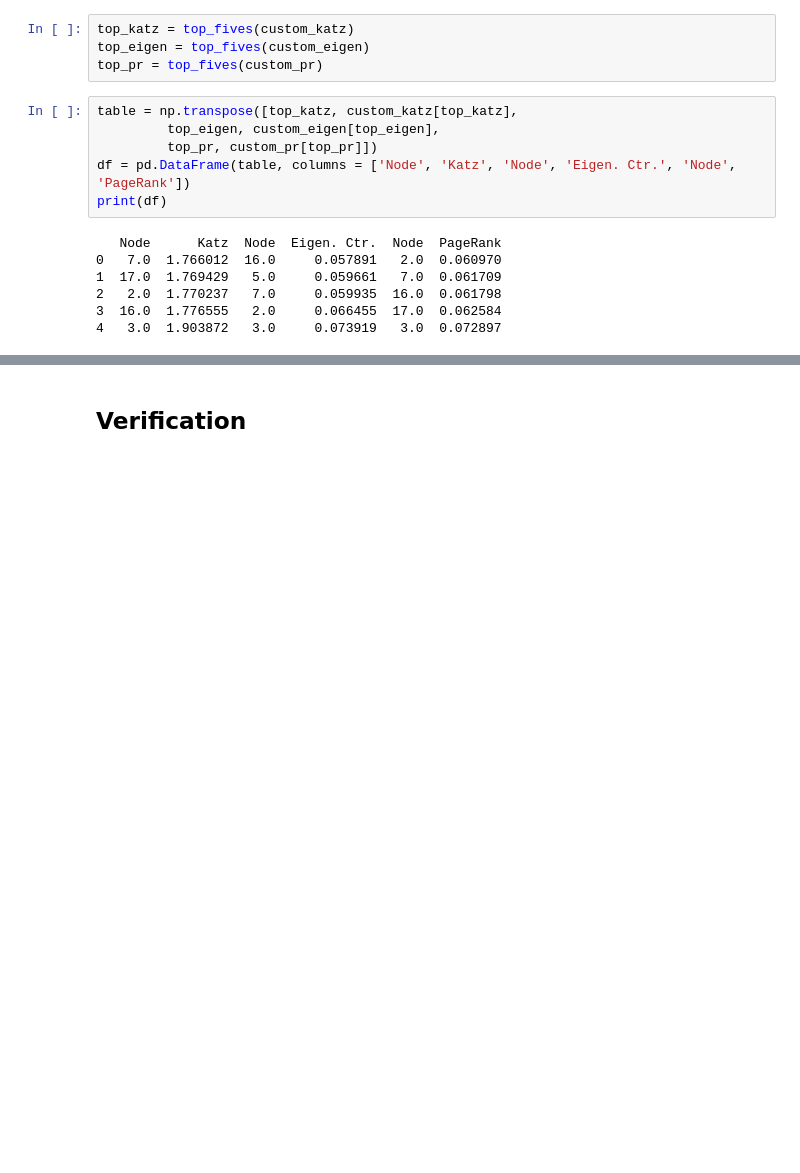
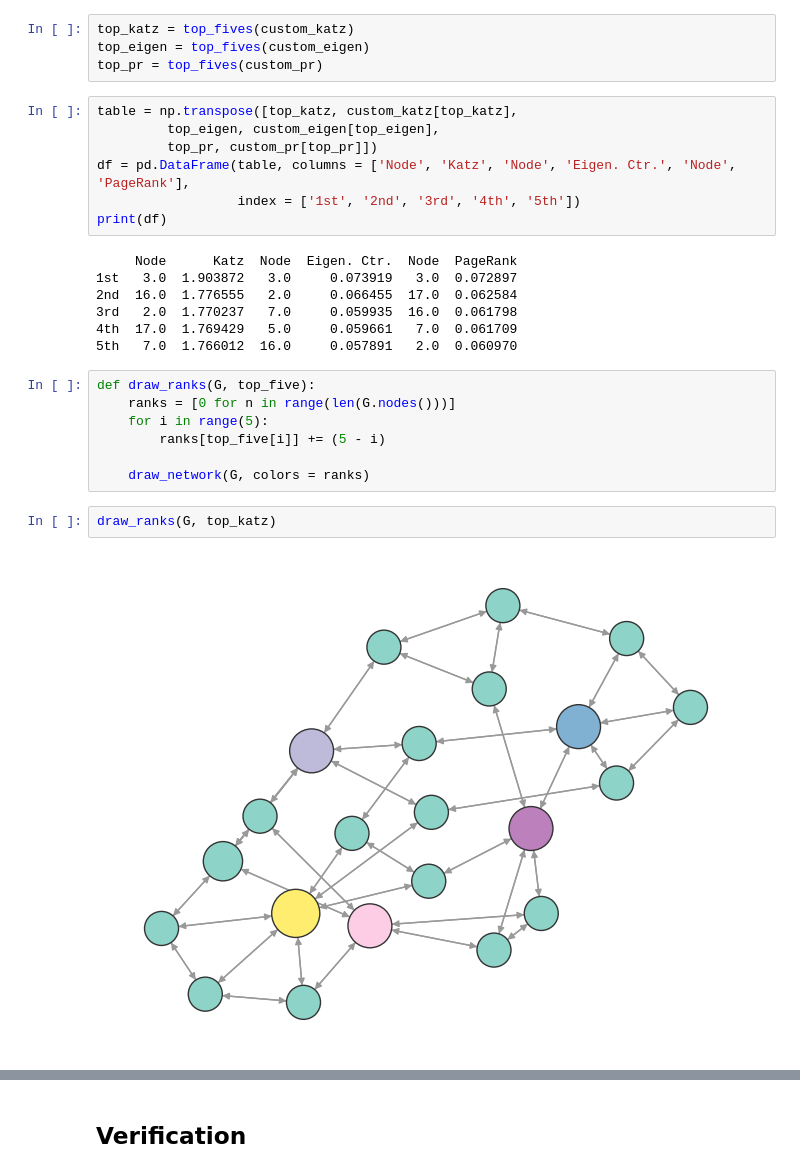
Before and after one commit to erin-silver/stat395-ps4, a Jupyter notebook: ps4_1.ipynb, the cells around one changed output, grey strips where cells are left out. Cells and saved outputs as stored; diff of their text form; blank space fills up the shorter version.

```diff
--- a/ps4_1.ipynb
+++ b/ps4_1.ipynb
@@ -106,12 +114,24 @@ top_pr = top_fives(custom_pr)
 table = np.transpose([top_katz, custom_katz[top_katz],
          top_eigen, custom_eigen[top_eigen],
          top_pr, custom_pr[top_pr]])
-df = pd.DataFrame(table, columns = ['Node', 'Katz', 'Node', 'Eigen. Ctr.', 'Node', 'PageRank'])
+df = pd.DataFrame(table, columns = ['Node', 'Katz', 'Node', 'Eigen. Ctr.', 'Node', 'PageRank'],
+                  index = ['1st', '2nd', '3rd', '4th', '5th'])
 print(df)
 # %% [output]
-   Node      Katz  Node  Eigen. Ctr.  Node  PageRank
-0   7.0  1.766012  16.0     0.057891   2.0  0.060970
-1  17.0  1.769429   5.0     0.059661   7.0  0.061709
-2   2.0  1.770237   7.0     0.059935  16.0  0.061798
-3  16.0  1.776555   2.0     0.066455  17.0  0.062584
-4   3.0  1.903872   3.0     0.073919   3.0  0.072897
+     Node      Katz  Node  Eigen. Ctr.  Node  PageRank
+1st   3.0  1.903872   3.0     0.073919   3.0  0.072897
+2nd  16.0  1.776555   2.0     0.066455  17.0  0.062584
+3rd   2.0  1.770237   7.0     0.059935  16.0  0.061798
+4th  17.0  1.769429   5.0     0.059661   7.0  0.061709
+5th   7.0  1.766012  16.0     0.057891   2.0  0.060970
+# %%
+def draw_ranks(G, top_five):
+    ranks = [0 for n in range(len(G.nodes()))]
+    for i in range(5):
+        ranks[top_five[i]] += (5 - i)
+
+    draw_network(G, colors = ranks)
+# %%
+draw_ranks(G, top_katz)
+# %% [output]
+[figure, added]
```
Also changed, not shown: parts of 13 cells of this notebook.
